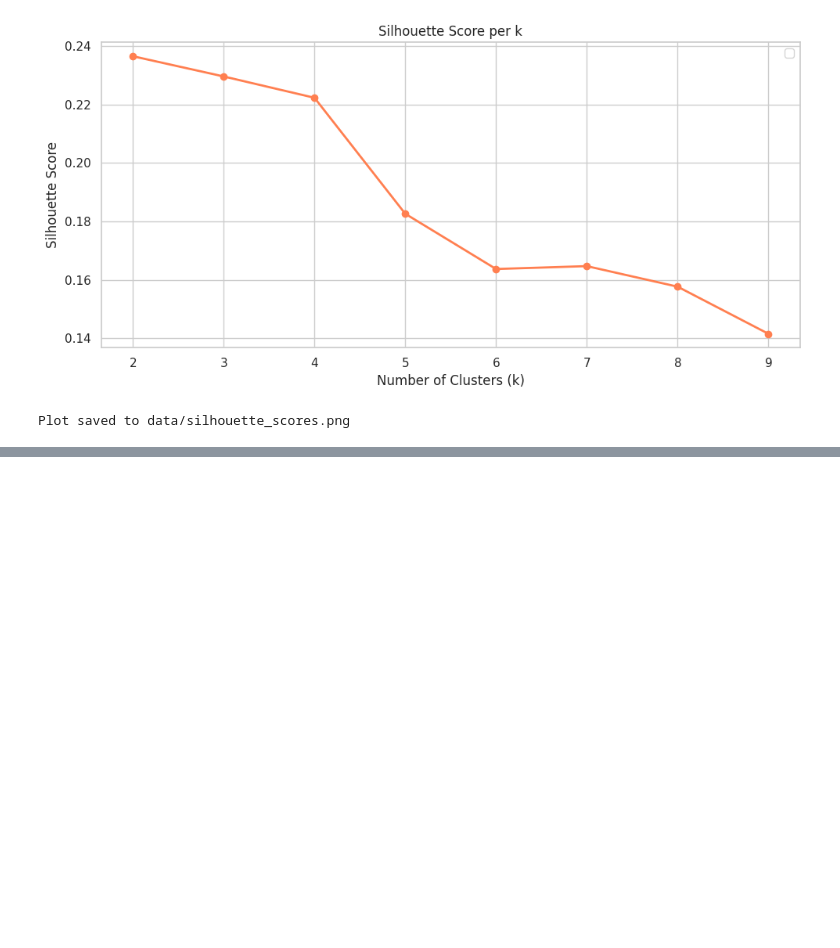
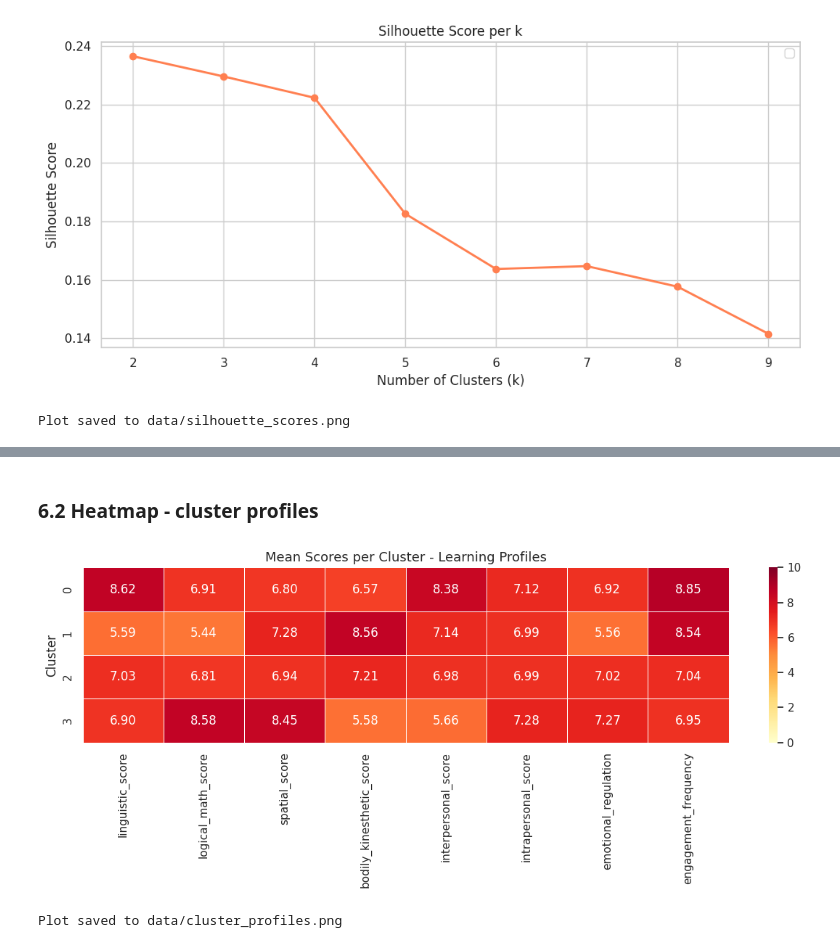
Before and after one commit to viniwenz/learning-profile-analysis, a Jupyter notebook: notebooks/02_modeling.ipynb, the cells around one changed output, grey strips where cells are left out. Saved outputs shown, nothing was run; the diff lists cells and outputs as text; code cells hidden in the pictures; blank space fills up the shorter version.

Commit message:
Training model and interpreting profiles

```diff
--- a/notebooks/02_modeling.ipynb
+++ b/notebooks/02_modeling.ipynb
@@ -212,3 +212,11 @@ aligning with the four archetypes defined in the theoretical framework.
 > **For real data users:** Do not assume k=4. Analyze the plots above
 > and update `OPTIMAL_K` based on the elbow inflection point and the
 > highest Silhouette Score for your specific dataset.
+# %%
+# Define k based on elbow and silhouette analysis
+# Update this value after reviewing the plots above
+OPTIMAL_K = 4
+
+best_silhouette = silhouette_scores[list(k_range).index(OPTIMAL_K)]
+print(f"Selected k: {OPTIMAL_K}")
+print(f"Silhouette Score for k={OPTIMAL_K}: {best_silhouette:.4f}")
@@ -214,0 +228,7 @@ aligning with the four archetypes defined in the theoretical framework.
+# %%
+kmeans = KMeans(n_clusters=OPTIMAL_K, random_state=SEED, n_init=10)
+df["cluster"] = kmeans.fit_predict(X_scaled)
+
+print(f"K-Means trained with k={OPTIMAL_K}")
+print(f"\nCluster distribution:")
+print(df["cluster"].value_counts().sort_index())
@@ -214,0 +251,4 @@ aligning with the four archetypes defined in the theoretical framework.
+# %%
+cluster_means = df.groupby("cluster")[score_columns].mean().round(2)
+print("Mean scores per cluster (original scale):")
+cluster_means
@@ -214,0 +263,21 @@ aligning with the four archetypes defined in the theoretical framework.
+# %% [markdown]
+### 6.2 Heatmap - cluster profiles
+# %%
+plt.figure(figsize=(12,5))
+sns.heatmap(
+  cluster_means,
+  annot=True, fmt=".2f",
+  cmap="YlOrRd",
+  vmin=0, vmax=10,
+  linewidths=0.5
+)
+
+plt.title("Mean Scores per Cluster - Learning Profiles", fontsize=13)
+plt.ylabel("Cluster")
+plt.tight_layout()
+plt.savefig("../data/cluster_profiles.png", dpi=150, bbox_inches='tight')
+plt.show()
+print("Plot saved to data/cluster_profiles.png")
+# %% [output]
+[figure, added]
+Plot saved to data/cluster_profiles.png
```
Also changed, not shown: parts of 16 cells of this notebook, 5 other files.
